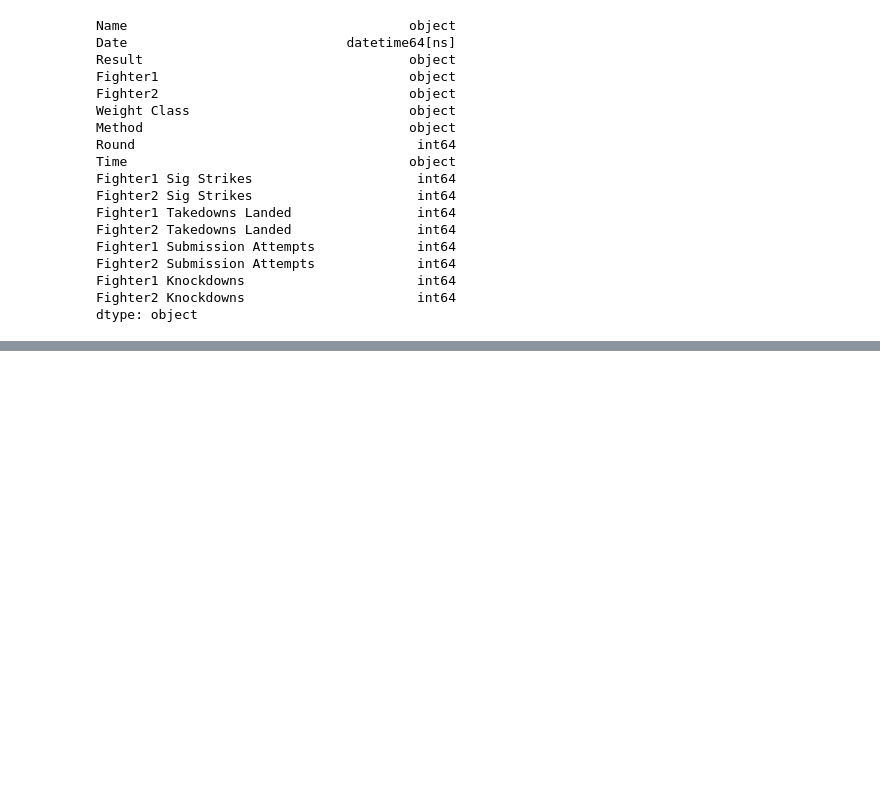
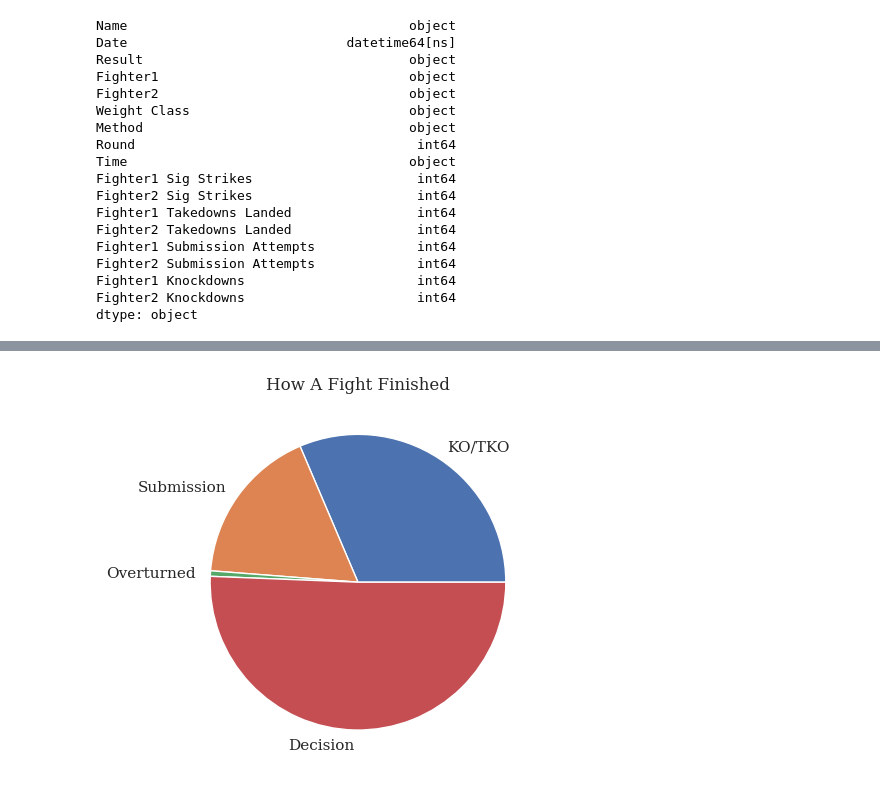
Before and after one commit to kevinxiao-1/UFC-Analysis, a Jupyter notebook: analysis.ipynb, the cells around one changed output, grey strips where cells are left out. Cells and saved outputs as stored; diff of their text form; code cells hidden in the pictures; blank space fills up the shorter version.

```diff
--- a/analysis.ipynb
+++ b/analysis.ipynb
@@ -169,0 +184,38 @@ event_df.drop(columns=["Weight Class", "Round", "Time"])
+# %%
+"""
+How did the fights end?
+"""
+
+fight_ended_df = pd.read_csv("ufc_data/ufc_event_data.csv")["Method"]
+
+# fight_ended_df.unique()
+# ko_tko_replacement_list = [value for value in fight_ended_df.unique() if ("KO/TKO" in value)]
+# submission_replace_list = [value for value in fight_ended_df.unique() if ("SUB" in value)]
+# overturned_replace_list = [value for value in fight_ended_df.unique() if ("Overturned" in value)]
+# decision_replace_list = [value for value in fight_ended_df.unique() if ("DEC" in value)]
+# fight_ended_df = fight_ended_df.replace(ko_tko_replacement_list, "KO/TKO")
+# fight_ended_df = fight_ended_df.replace(submission_replace_list, "SUB")
+# fight_ended_df = fight_ended_df.replace(overturned_replace_list, "Overturned")
+# fight_ended_df = fight_ended_df.replace(decision_replace_list, "DEC")
+
+# ts was generated by AI.
+replacement_map = {
+    r".*KO/TKO.*": "KO/TKO",
+    r".*SUB.*": "Submission",
+    r".*Overturned.*": "Overturned",
+    r".*DEC.*": "Decision"
+}
+
+fight_ended_df = fight_ended_df.replace(replacement_map, regex=True) # also ai generated
+
+fight_ended_count = [(fight_ended_df == method).sum() for method in ("KO/TKO","Submission", "Overturned", "Decision")]
+methods = [value for value in replacement_map.values()]
+
+sns.set_theme(style="whitegrid", font="Serif")
+colors = sns.color_palette('pastel')[0:len(fight_ended_count)]
+
+plt.title("How A Fight Finished")
+plt.pie(fight_ended_count, labels=methods)
+plt.show()
+# %% [output]
+[figure, added]
```
Also changed, not shown: parts of 15 cells of this notebook, 5 other files.
